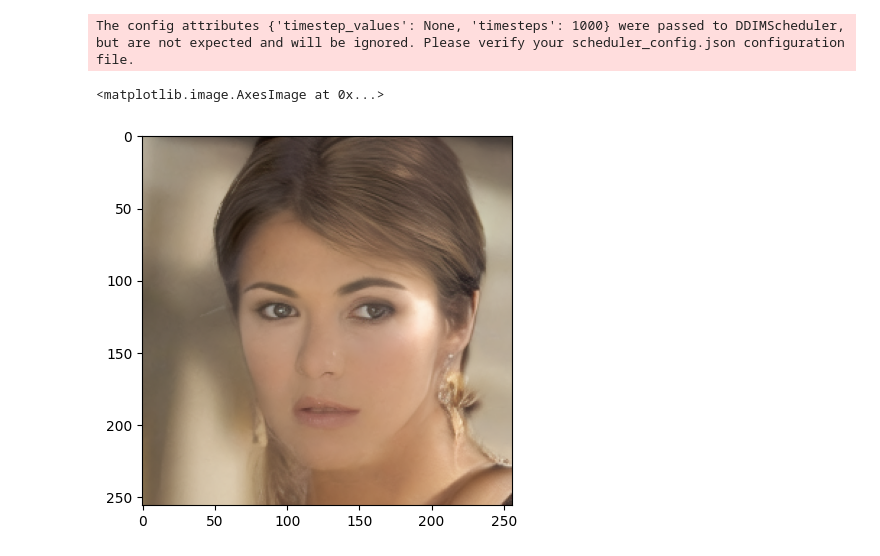
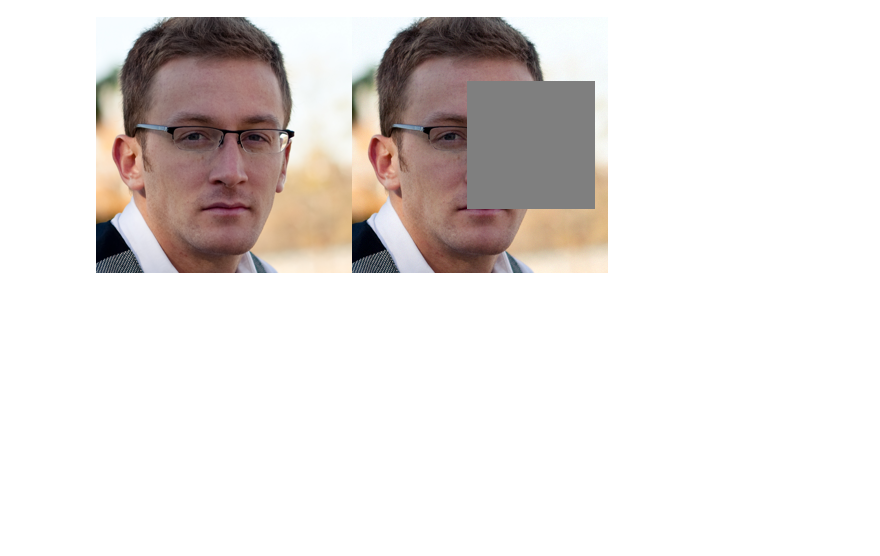
Before and after one commit to clementgilli/Posterior-Sampling-with-Latent-Diffusion, a Jupyter notebook: worksheet_clement.ipynb, the cells around one changed output. Cells and saved outputs as stored; diff of their text form; code cells hidden in the pictures; blank space fills up the shorter version.

```diff
--- a/worksheet_clement.ipynb
+++ b/worksheet_clement.ipynb
@@ -19,11 +29,5 @@ if download_models:
 # %%
-vqvae = VQModel.from_pretrained("./models/vqvae")
-unet = UNet2DModel.from_pretrained("./models/unet")
-scheduler = DDIMScheduler.from_config("./models/scheduler")
+device = "cuda" if torch.cuda.is_available() else "cpu"
 
-torch_device = "cuda" if torch.cuda.is_available() else "cpu"
-
-unet.to(torch_device)
-vqvae.to(torch_device);
+unet.to(device)
+vqvae.to(device);
-# %% [output]
-The config attributes {'timestep_values': None, 'timesteps': 1000} were passed to DDIMScheduler, but are not expected and will be ignored. Please verify your scheduler_config.json configuration file.
@@ -58,5 +34,31 @@ image_processed = image_processed.clamp(0, 255).numpy().astype(np.uint8)
-# %%
-plt.imshow(image_processed.squeeze())
-# %% [output]
-<matplotlib.image.AxesImage at 0x...>
-[figure, removed]
+# %%
+MODE = "inpainting"
+
+idx = 462
+x0 = im2tensor(plt.imread('ffhq256-1k-validation/'+str(idx).zfill(5)+'.png'), device=device)
+
+imgshape = x0.shape
+imgshape_latent = (1, unet.in_channels, unet.sample_size, unet.sample_size)
+
+sigma_noise = 0.01
+
+if MODE == "inpainting":
+    h = imgshape[2]
+    w = imgshape[3]
+    hcrop, wcrop = h//2, w//2
+    corner_top, corner_left = h//4, int(0.45*w)
+    mask = torch.ones(imgshape, device=device)
+    mask[:,:,corner_top:corner_top+hcrop,corner_left:corner_left+wcrop] = 0
+
+    def linear_operator(x):
+        x = x*mask
+        return(x)
+
+    x_true = x0.clone()
+
+    y = linear_operator(x_true.clone()) + sigma_noise * mask * torch.randn_like(x_true)
+    vis_y = y
+
+viewimage(torch.cat((x_true, vis_y), dim=3), titre='Ground truth and measurements', displayfilename=False)
+# %% [output]
+[figure, added]
```
Also changed, not shown: parts of 7 cells of this notebook, 2 other files.
